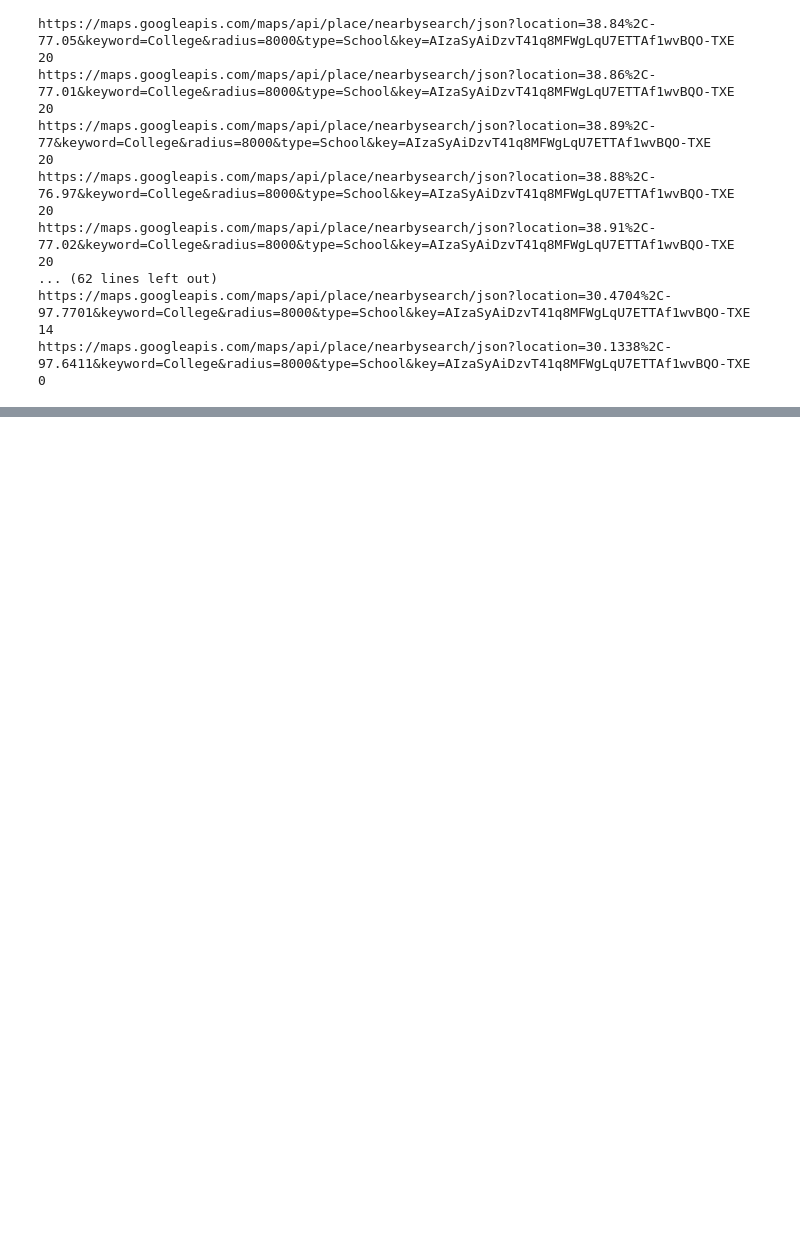
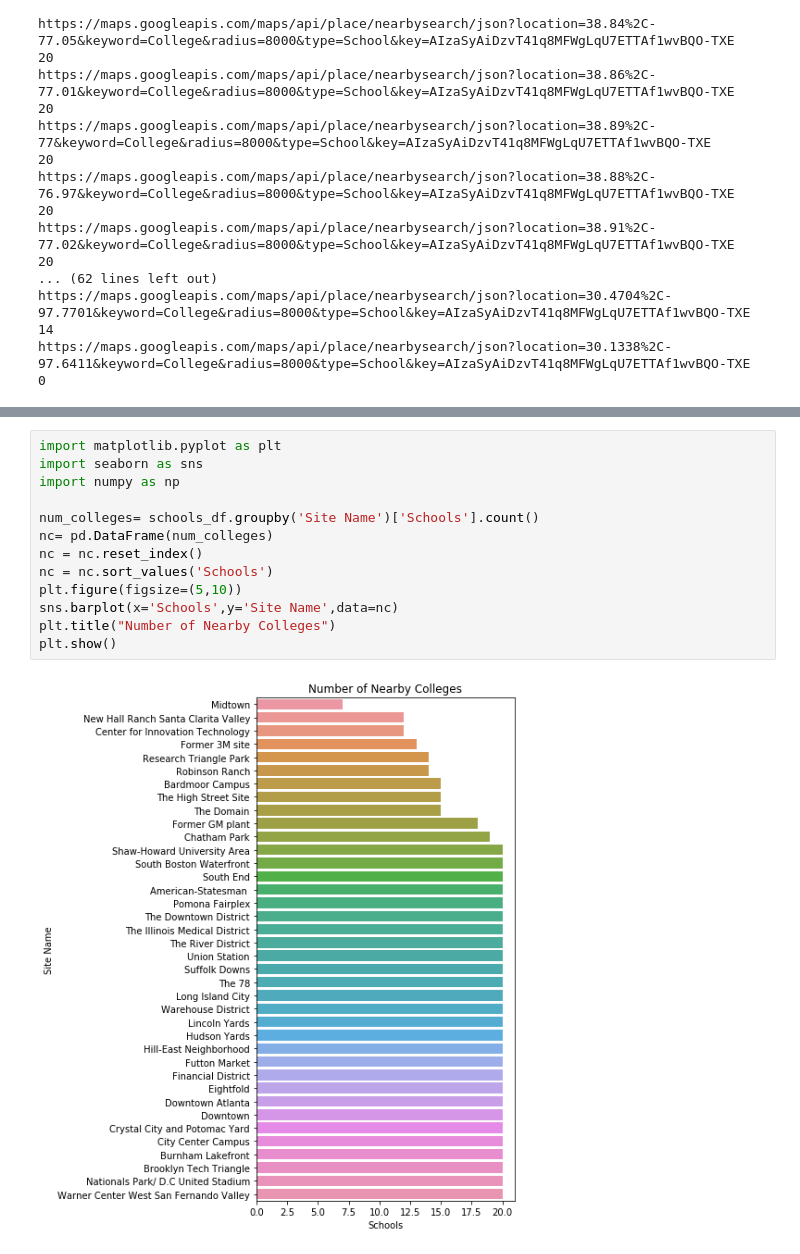
Before and after one commit to indranik/BC_Project1, a Jupyter notebook: Colleges.ipynb, the cells around one changed output, grey strips where cells are left out. Cells and saved outputs as stored; diff of their text form; blank space fills up the shorter version.

```diff
--- a/Colleges.ipynb
+++ b/Colleges.ipynb
@@ -107,2 +108,17 @@ schools_df
+# %%
+import matplotlib.pyplot as plt
+import seaborn as sns
+import numpy as np
+
+num_colleges= schools_df.groupby('Site Name')['Schools'].count()
+nc= pd.DataFrame(num_colleges)
+nc = nc.reset_index()
+nc = nc.sort_values('Schools')
+plt.figure(figsize=(5,10))
+sns.barplot(x='Schools',y='Site Name',data=nc)
+plt.title("Number of Nearby Colleges")
+plt.show()
+# %% [output]
+[figure, added]
 # %%
 schools_df['Rating'] = schools_df['Rating'].astype(float)
```
Also changed, not shown: parts of 5 cells of this notebook, 1 other file.
